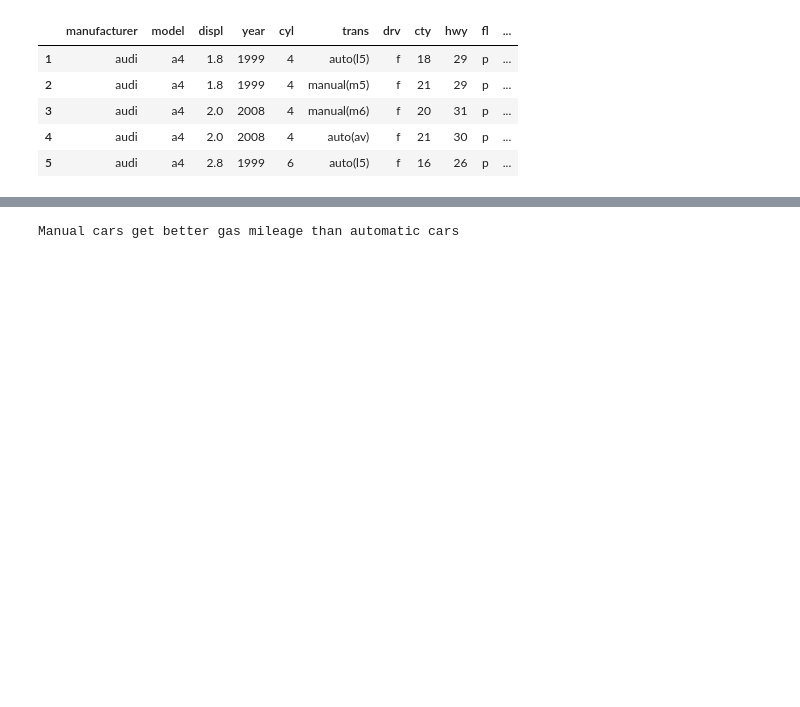
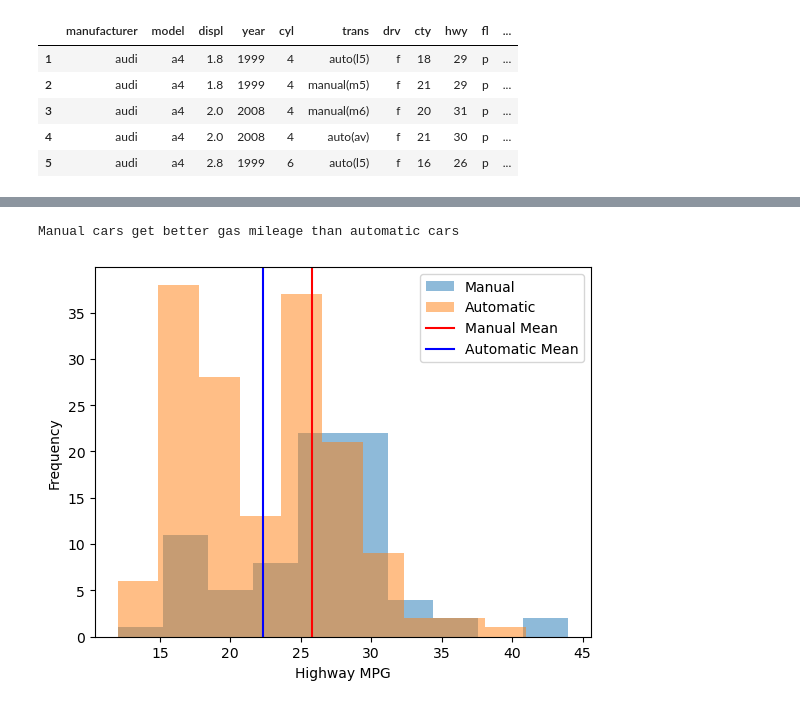
Before and after one commit to JoeyGideon/statistics-exercises, a Jupyter notebook: hypothesis_testing.ipynb, the cells around one changed output, grey strips where cells are left out. Saved outputs shown, nothing was run; the diff lists cells and outputs as text; code cells hidden in the pictures; blank space fills up the shorter version.

```diff
--- a/hypothesis_testing.ipynb
+++ b/hypothesis_testing.ipynb
@@ -159,30 +189,45 @@ Compact cars are more fuel-efficient than the average car
 # 2. Calculate the mean fuel efficiency of the manual cars subset.
 # 3. Calculate the mean fuel efficiency of the automatic cars subset.
 # 4. Compare the mean fuel efficiency of manual cars to the mean fuel efficiency of automatic cars using a two-sample t-test.
 
 
 # Import necessary libraries
 from scipy.stats import ttest_ind
 
 # Create subsets for manual and automatic cars
 manual_cars = mpg[mpg['trans'].str.startswith('manual')]
 auto_cars = mpg[mpg['trans'].str.startswith('auto')]
 
 # Check the number of observations in each subset
 if len(manual_cars) < 2 or len(auto_cars) < 2:
     print("Not enough data to conduct t-test")
 else:
     # Calculate the mean fuel efficiency of each subset
     mean_mpg_manual = manual_cars['hwy'].mean()
     mean_mpg_auto = auto_cars['hwy'].mean()
 
     # Conduct two-sample t-test
     t, p = ttest_ind(manual_cars['hwy'], auto_cars['hwy'])
 
     # Print results
     if p < 0.05:
         print("Manual cars get better gas mileage than automatic cars")
     else:
         print("Manual cars do not get better gas mileage than automatic cars")
+
+import matplotlib.pyplot as plt
+
+# Create plot
+fig, ax = plt.subplots()
+ax.hist(manual_cars['hwy'], alpha=0.5, label='Manual')
+ax.hist(auto_cars['hwy'], alpha=0.5, label='Automatic')
+ax.axvline(x=mean_mpg_manual, color='red', label='Manual Mean')
+ax.axvline(x=mean_mpg_auto, color='blue', label='Automatic Mean')
+ax.legend()
+ax.set_xlabel('Highway MPG')
+ax.set_ylabel('Frequency')
+
+plt.show()
 # %% [output]
 Manual cars get better gas mileage than automatic cars
+[figure, added]
```
Also changed, not shown: parts of 3 cells of this notebook.
